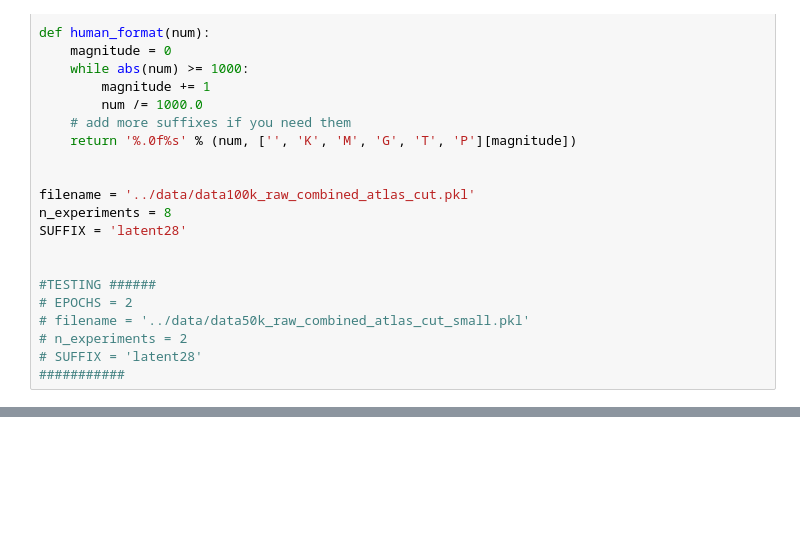
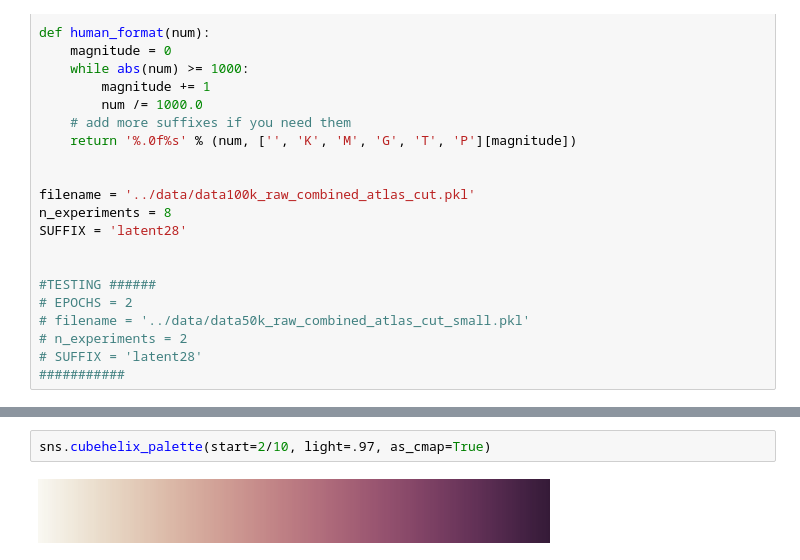
Before and after one commit to DelonShen/classifying-collider-events-with-point-clouds, a Jupyter notebook: paper_code/l2l8.ipynb, the cells around one changed output, grey strips where cells are left out. Drawn from its saved outputs; the diff is of its cells as text; blank space fills up the shorter version.

```diff
--- a/paper_code/l2l8.ipynb
+++ b/paper_code/l2l8.ipynb
@@ -118,0 +128,4 @@ ATLAS_embedded = compute_tsne_embedded(np.array(X_test_ATLAS)[cut])
+# %%
+sns.cubehelix_palette(start=2/10, light=.97, as_cmap=True)
+# %% [output]
+[figure, added]
```
Also changed, not shown: parts of 21 cells of this notebook, 21 other files.
